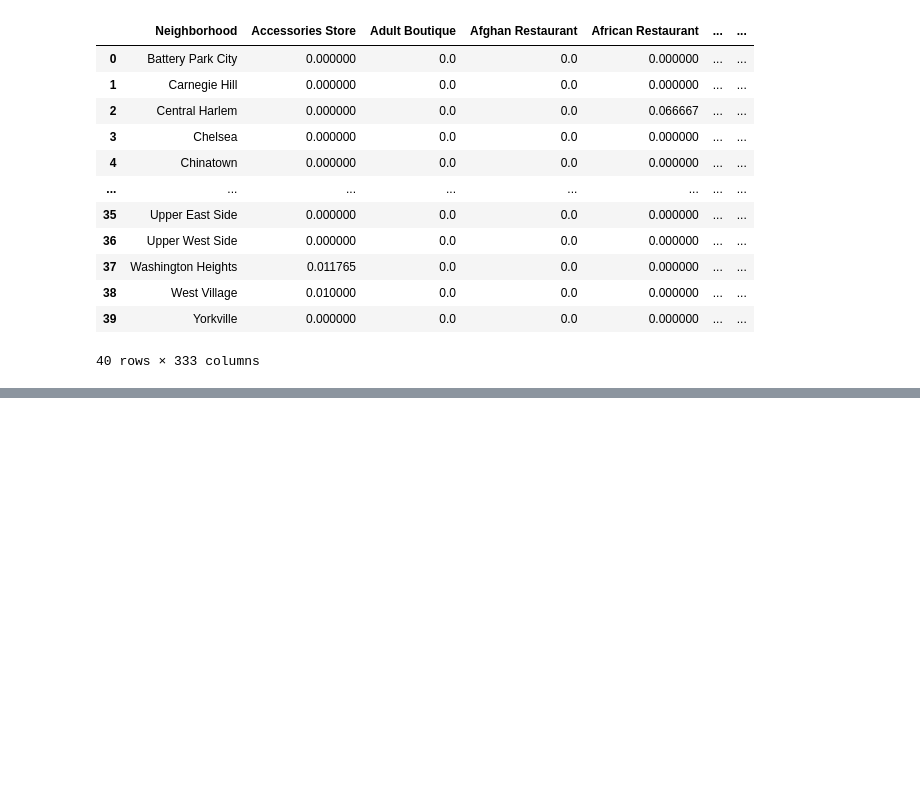
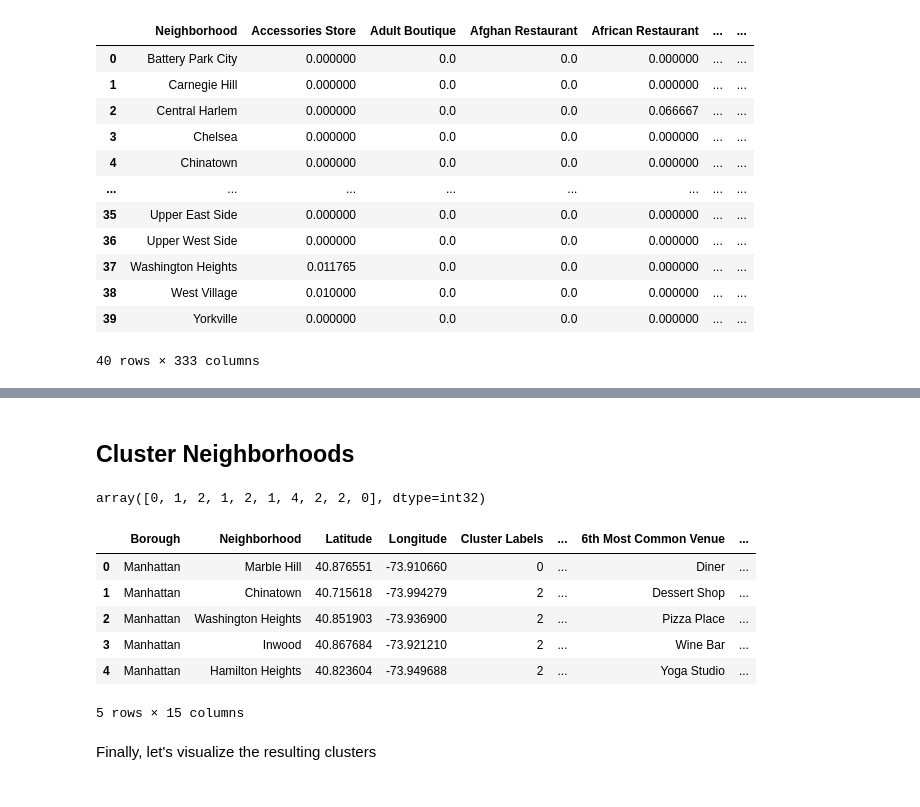
Before and after one commit to Piyal-Banik/Segmenting-and-Clustering-Neighborhoods-in-New-York-City, a Jupyter notebook: new_york_neighborhood.ipynb, the cells around one changed output, grey strips where cells are left out. Cells and saved outputs as stored; diff of their text form; code cells hidden in the pictures; blank space fills up the shorter version.

Commit message:
K means clustering algorithm is used to cluster the neighborhood into 5 cluster

```diff
--- a/new_york_neighborhood.ipynb
+++ b/new_york_neighborhood.ipynb
@@ -324,3 +324,26 @@ def return_most_common_venues(row, num_top_venues):
     row_categories_sorted = row_categories.sort_values(ascending=False)
 
     return row_categories_sorted.index.values[0:num_top_venues]
+# %%
+# created a new dataframe with the top 10 venues for each neighborhood.
+
+num_top_venues = 10
+
+indicators = ['st', 'nd', 'rd']
+
+# create columns according to number of top venues
+columns = ['Neighborhood']
+for ind in np.arange(num_top_venues):
+    try:
+        columns.append('{}{} Most Common Venue'.format(ind+1, indicators[ind]))
+    except:
+        columns.append('{}th Most Common Venue'.format(ind+1))
+
+# create a new dataframe
+neighborhoods_venues_sorted = pd.DataFrame(columns=columns)
+neighborhoods_venues_sorted['Neighborhood'] = manhattan_grouped['Neighborhood']
+
+for ind in np.arange(manhattan_grouped.shape[0]):
+    neighborhoods_venues_sorted.iloc[ind, 1:] = return_most_common_venues(manhattan_grouped.iloc[ind, :], num_top_venues)
+
+neighborhoods_venues_sorted.head()
@@ -326,0 +358,35 @@ def return_most_common_venues(row, num_top_venues):
+# %% [markdown]
+## Cluster Neighborhoods
+# %%
+# set number of clusters
+kclusters = 5
+
+manhattan_grouped_clustering = manhattan_grouped.drop('Neighborhood', 1)
+
+# k-means clustering
+kmeans = KMeans(n_clusters=kclusters, random_state=0).fit(manhattan_grouped_clustering)
+
+kmeans.labels_[0:10]
+# %% [output]
+array([0, 1, 2, 1, 2, 1, 4, 2, 2, 0], dtype=int32)
+# %%
+# new dataframe that includes the cluster as well as the top 10 venues for each neighborhood.
+
+neighborhoods_venues_sorted.insert(0, 'Cluster Labels', kmeans.labels_)
+
+manhattan_merged = manhattan_data
+
+# manhattan_grouped mergeed with manhattan_data to add latitude/longitude for each neighborhood
+manhattan_merged = manhattan_merged.join(neighborhoods_venues_sorted.set_index('Neighborhood'), on='Neighborhood')
+
+manhattan_merged.head()
+# %% [output]
+|  | Borough | Neighborhood | Latitude | Longitude | Cluster Labels | ... | 6th Most Common Venue | ... |
+| 0 | Manhattan | Marble Hill | 40.876551 | -73.910660 | 0 | ... | Diner | ... |
+| 1 | Manhattan | Chinatown | 40.715618 | -73.994279 | 2 | ... | Dessert Shop | ... |
+| 2 | Manhattan | Washington Heights | 40.851903 | -73.936900 | 2 | ... | Pizza Place | ... |
+| 3 | Manhattan | Inwood | 40.867684 | -73.921210 | 2 | ... | Wine Bar | ... |
+| 4 | Manhattan | Hamilton Heights | 40.823604 | -73.949688 | 2 | ... | Yoga Studio | ... |
+5 rows × 15 columns
+# %% [markdown]
+Finally, let's visualize the resulting clusters
@@ -326,0 +417,2 @@ def return_most_common_venues(row, num_top_venues):
+# %% [markdown]
+<a id='item5'></a>
```
Also changed, not shown: parts of 2 cells of this notebook.
